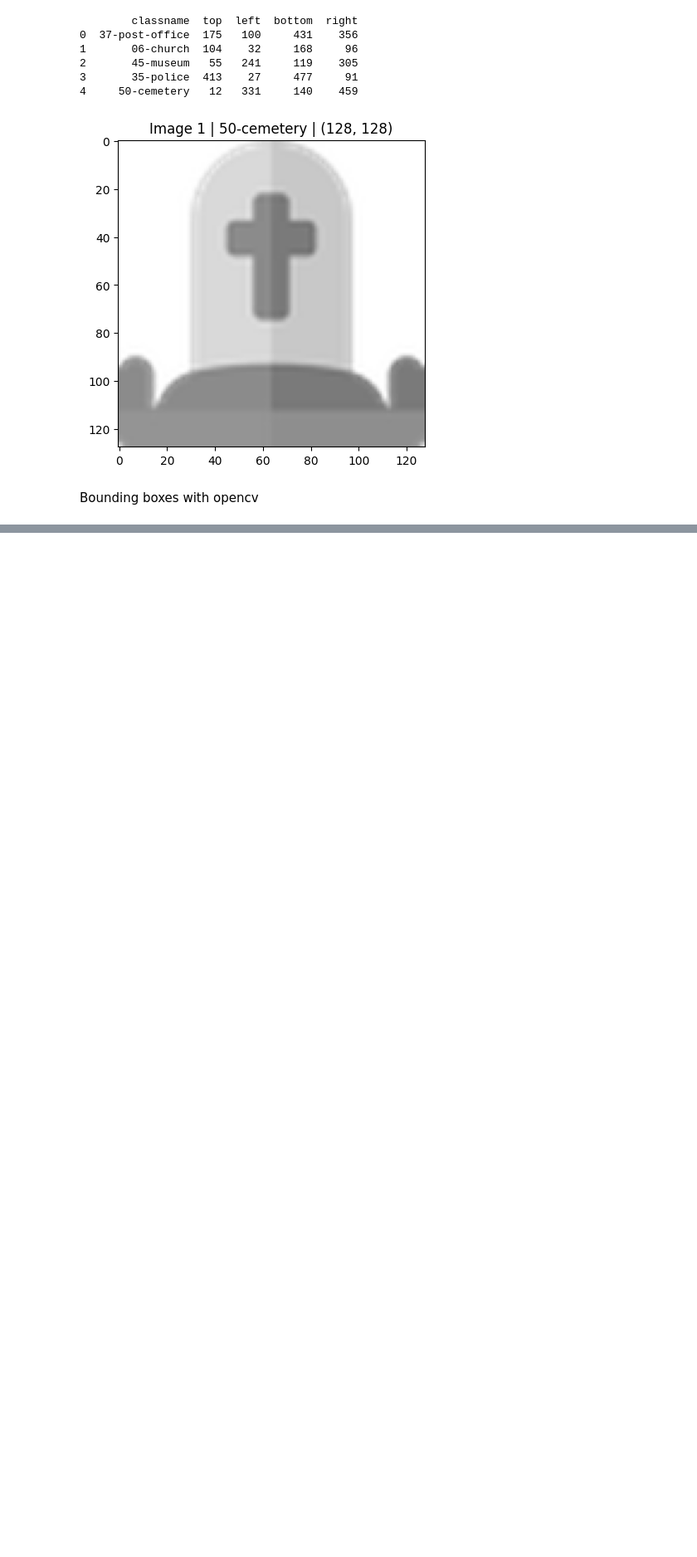
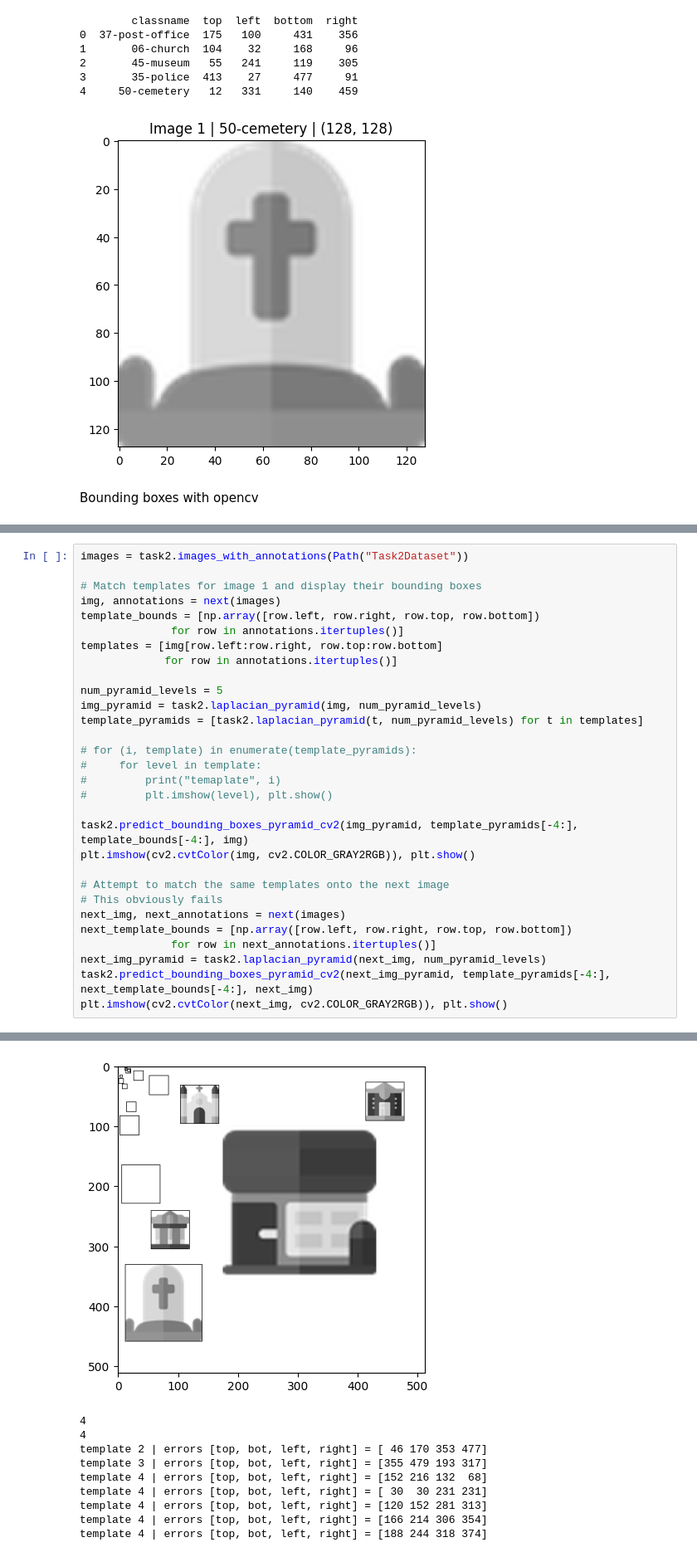
Before and after one commit to coeus-uk/computer-vision, a Jupyter notebook: Task2.ipynb, the cells around one changed output, grey strips where cells are left out. Shown: that part at 83% size. Saved outputs shown, nothing was run; the diff lists cells and outputs as text; blank space fills up the shorter version.

```diff
--- a/Task2.ipynb
+++ b/Task2.ipynb
@@ -115,0 +155,31 @@ template 4 | errors [top, bot, left, right] = [ 12  12 167 167]
+# %%
+images = task2.images_with_annotations(Path("Task2Dataset"))
+
+# Match templates for image 1 and display their bounding boxes
+img, annotations = next(images)
+template_bounds = [np.array([row.left, row.right, row.top, row.bottom])
+              for row in annotations.itertuples()]
+templates = [img[row.left:row.right, row.top:row.bottom]
+             for row in annotations.itertuples()]
+
+num_pyramid_levels = 5
+img_pyramid = task2.laplacian_pyramid(img, num_pyramid_levels)
+template_pyramids = [task2.laplacian_pyramid(t, num_pyramid_levels) for t in templates]
+
+# for (i, template) in enumerate(template_pyramids):
+#     for level in template:
+#         print("temaplate", i)
+#         plt.imshow(level), plt.show()
+
+task2.predict_bounding_boxes_pyramid_cv2(img_pyramid, template_pyramids[-4:], template_bounds[-4:], img)
+plt.imshow(cv2.cvtColor(img, cv2.COLOR_GRAY2RGB)), plt.show()
+
+# Attempt to match the same templates onto the next image
+# This obviously fails
+next_img, next_annotations = next(images)
+next_template_bounds = [np.array([row.left, row.right, row.top, row.bottom])
+              for row in next_annotations.itertuples()]
+next_img_pyramid = task2.laplacian_pyramid(next_img, num_pyramid_levels)
+task2.predict_bounding_boxes_pyramid_cv2(next_img_pyramid, template_pyramids[-4:], next_template_bounds[-4:], next_img)
+plt.imshow(cv2.cvtColor(next_img, cv2.COLOR_GRAY2RGB)), plt.show()
+# %% [output]
@@ -115,0 +203,10 @@ template 4 | errors [top, bot, left, right] = [ 12  12 167 167]
+[figure, added]
+4
+4
+template 2 | errors [top, bot, left, right] = [ 46 170 353 477]
+template 3 | errors [top, bot, left, right] = [355 479 193 317]
+template 4 | errors [top, bot, left, right] = [152 216 132  68]
+template 4 | errors [top, bot, left, right] = [ 30  30 231 231]
+template 4 | errors [top, bot, left, right] = [120 152 281 313]
+template 4 | errors [top, bot, left, right] = [166 214 306 354]
+template 4 | errors [top, bot, left, right] = [188 244 318 374]
```
Also changed, not shown: parts of 5 cells of this notebook, 1 other file.
